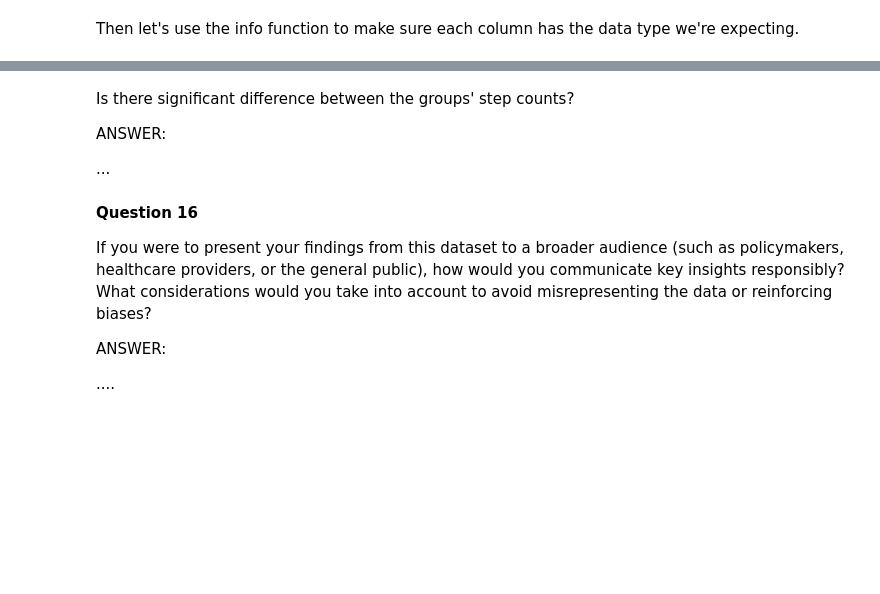
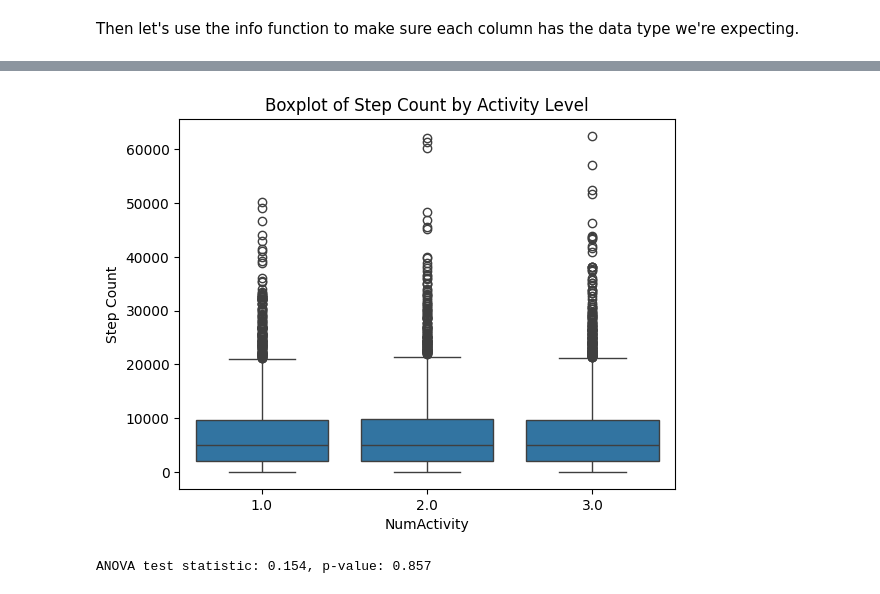
Before and after one commit to BMC-Intersectional-Data-Feminism/exercise-2-data-cleaning-and-analysis-mahaattique, a Jupyter notebook: exercise2.ipynb, the cells around one changed output, grey strips where cells are left out. Drawn from its saved outputs; the diff is of its cells as text; code cells hidden in the pictures; blank space fills up the shorter version.

```diff
--- a/exercise2.ipynb
+++ b/exercise2.ipynb
@@ -485,26 +697,22 @@ Hint: Try using a boxplot (`sns.boxplot`) to first visualize the problem. Then y
+# %%
+## Visualization
+
+sns.boxplot(x='NumActivity', y='Step Count', data=final_table)
+plt.title('Boxplot of Step Count by Activity Level')
+plt.show()
+# %% [output]
+[figure, added]
 # %%
 from scipy.stats import f_oneway
 
 ## create a table for each activity level group
-sed = ...  ## sedentary rows
-act = ... ## active rows
-hact = ... ## highly active rows
+sed = final_table[final_table['NumActivity'] == 1]
+act = final_table[final_table['NumActivity'] == 2]
+hact = final_table[final_table['NumActivity'] == 3]
 
 stat, pval = f_oneway(sed['Step Count'], act['Step Count'], hact['Step Count'])
 
 
 print(f"ANOVA test statistic: {stat:.3f}, p-value: {pval:.3f}")
+# %% [output]
+ANOVA test statistic: 0.154, p-value: 0.857
-# %% [markdown]
-Is there significant difference between the groups' step counts?
-
-ANSWER:
-
-...
-# %% [markdown]
-**Question 16**
-
-If you were to present your findings from this dataset to a broader audience (such as policymakers, healthcare providers, or the general public), how would you communicate key insights responsibly? What considerations would you take into account to avoid misrepresenting the data or reinforcing biases?
-
-ANSWER:
-
-....
```
Also changed, not shown: parts of 33 cells of this notebook, 1 other file.
